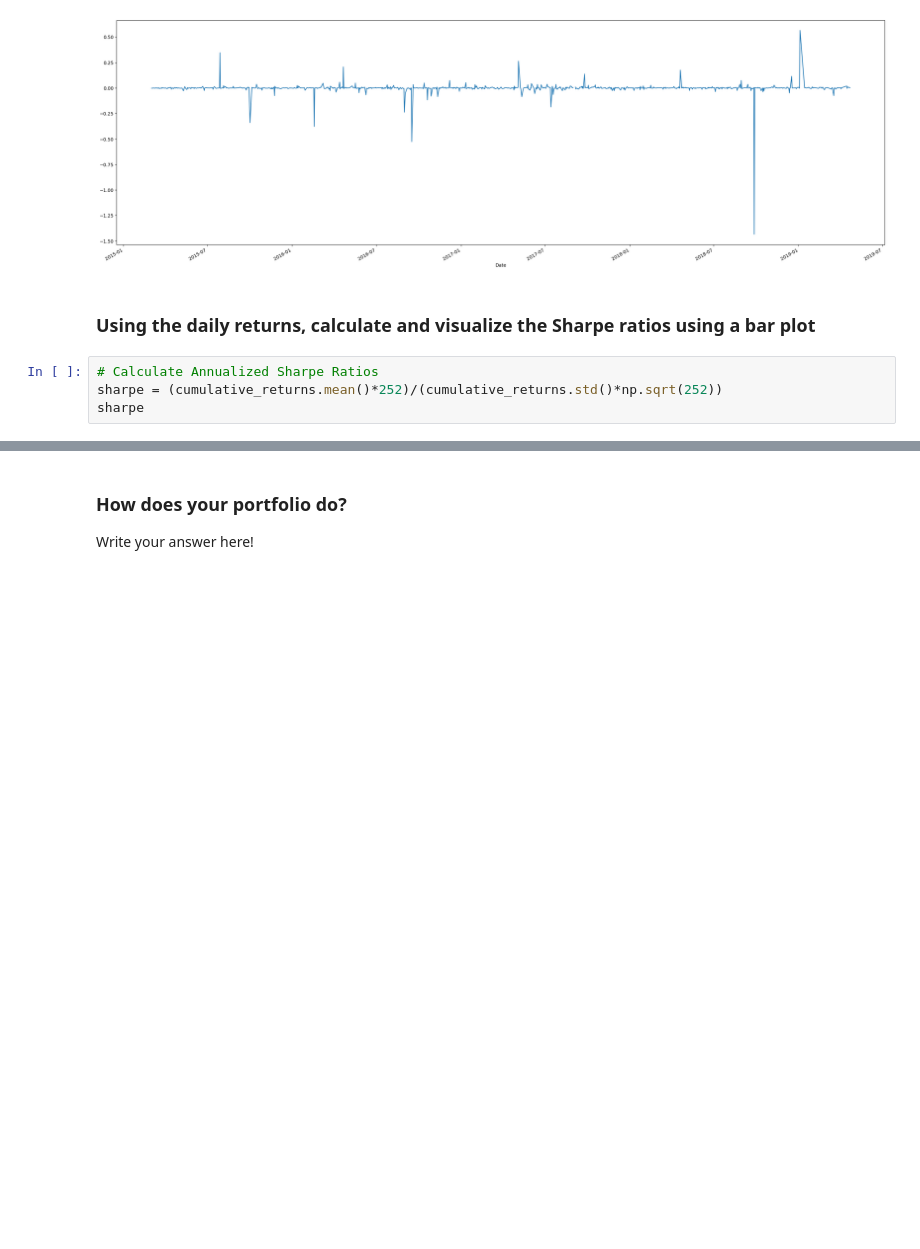
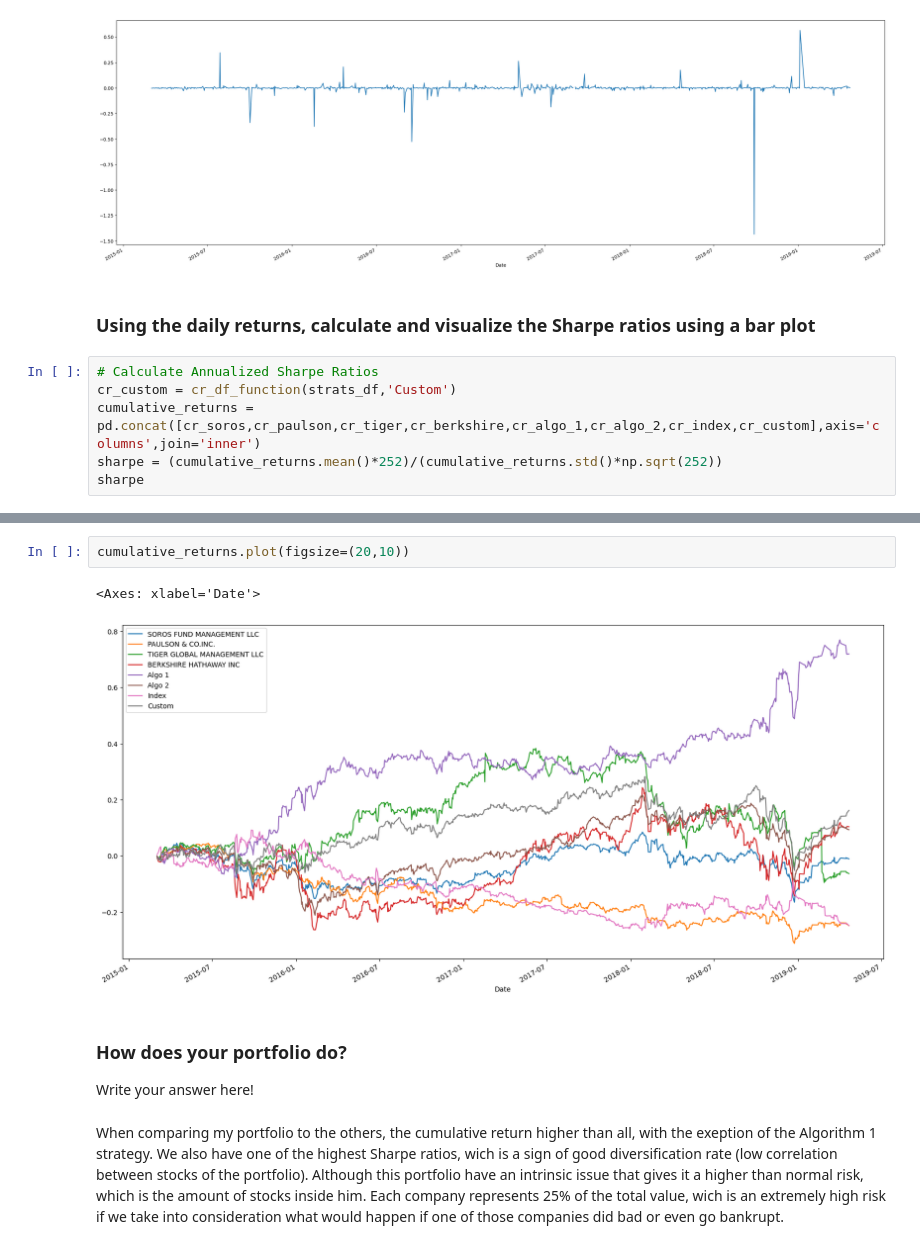
Before and after one commit to mfranca95/Pandas_Homework, a Jupyter notebook: whale_analysis.ipynb, the cells around one changed output, grey strips where cells are left out. Cells and saved outputs as stored; diff of their text form; blank space fills up the shorter version.

```diff
--- a/whale_analysis.ipynb
+++ b/whale_analysis.ipynb
@@ -553,6 +557,8 @@ beta.plot(figsize=(30,10))
 ### Using the daily returns, calculate and visualize the Sharpe ratios using a bar plot
 # %%
 # Calculate Annualized Sharpe Ratios
+cr_custom = cr_df_function(strats_df,'Custom')
+cumulative_returns = pd.concat([cr_soros,cr_paulson,cr_tiger,cr_berkshire,cr_algo_1,cr_algo_2,cr_index,cr_custom],axis='columns',join='inner')
 sharpe = (cumulative_returns.mean()*252)/(cumulative_returns.std()*np.sqrt(252))
 sharpe
 # %% [output]
@@ -570,4 +580,11 @@ sharpe.plot(kind='bar')
+# %%
+cumulative_returns.plot(figsize=(20,10))
+# %% [output]
+<Axes: xlabel='Date'>
+[figure, added]
 # %% [markdown]
 ### How does your portfolio do?
 
 Write your answer here!
+# %% [markdown]
+When comparing my portfolio to the others, the cumulative return higher than all, with the exeption of the Algorithm 1 strategy. We also have one of the highest Sharpe ratios, wich is a sign of good diversification rate (low correlation between stocks of the portfolio). Although this portfolio have an intrinsic issue that gives it a higher than normal risk, which is the amount of stocks inside him. Each company represents 25% of the total value, wich is an extremely high risk if we take into consideration what would happen if one of those companies did bad or even go bankrupt.
```
Also changed, not shown: parts of 3 cells of this notebook.
